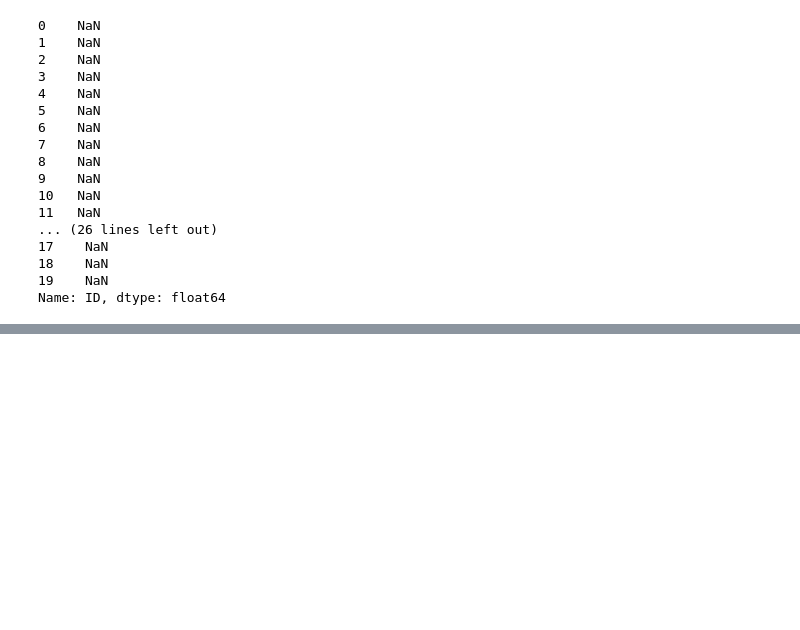
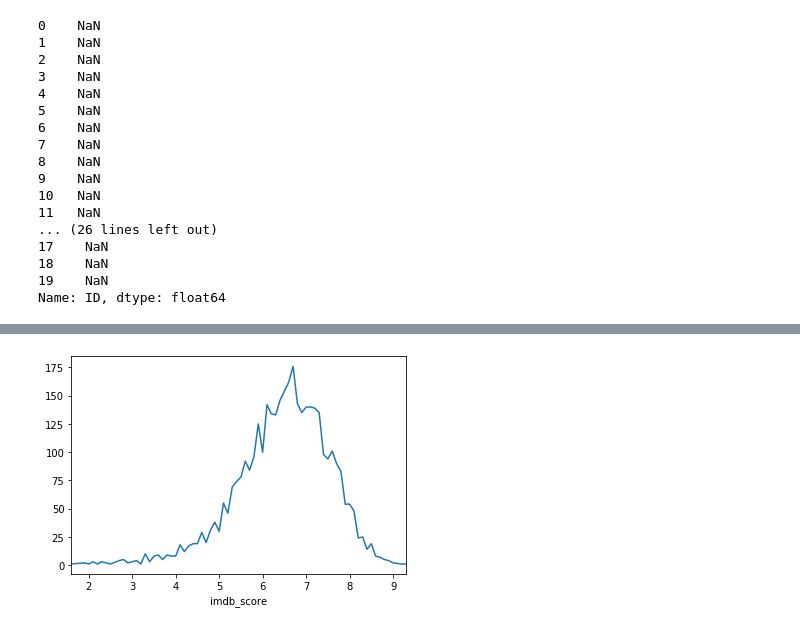
Before and after one commit to 6jk/MyPythonLearning, a Jupyter notebook: python爬虫/Pandas第二部分.ipynb, the cells around one changed output, grey strips where cells are left out. Cells and saved outputs as stored; diff of their text form; code cells hidden in the pictures; blank space fills up the shorter version.

Commit message:
pandas

```diff
--- a/python爬虫/Pandas第二部分.ipynb
+++ b/python爬虫/Pandas第二部分.ipynb
@@ -569,0 +572,8 @@ print(df)
+# %%
+import pandas as pd
+import matplotlib.pyplot as plt
+
+# 1、加载数据
+data = pd.read_csv('movie_metadata.csv')
+print('数据的形状：', data.shape)
+data.head()
@@ -569,0 +589,4 @@ print(df)
+# %%
+# 2、处理缺失值
+data = data.dropna(how='any')
+data.head()
@@ -569,0 +656,10 @@ print(df)
+# %%
+# 任务2、查看imdb评分统计
+# 2.1 查看各imdb评分的电影个数
+imdb = data.groupby('imdb_score')['movie_title'].count()
+plt.figure()
+imdb.plot()
+# plt.savefig('./output/imdb_scores.png')
+plt.show()
+# %% [output]
+[figure, added]
```
Also changed, not shown: parts of 12 cells of this notebook, 3 other files.
